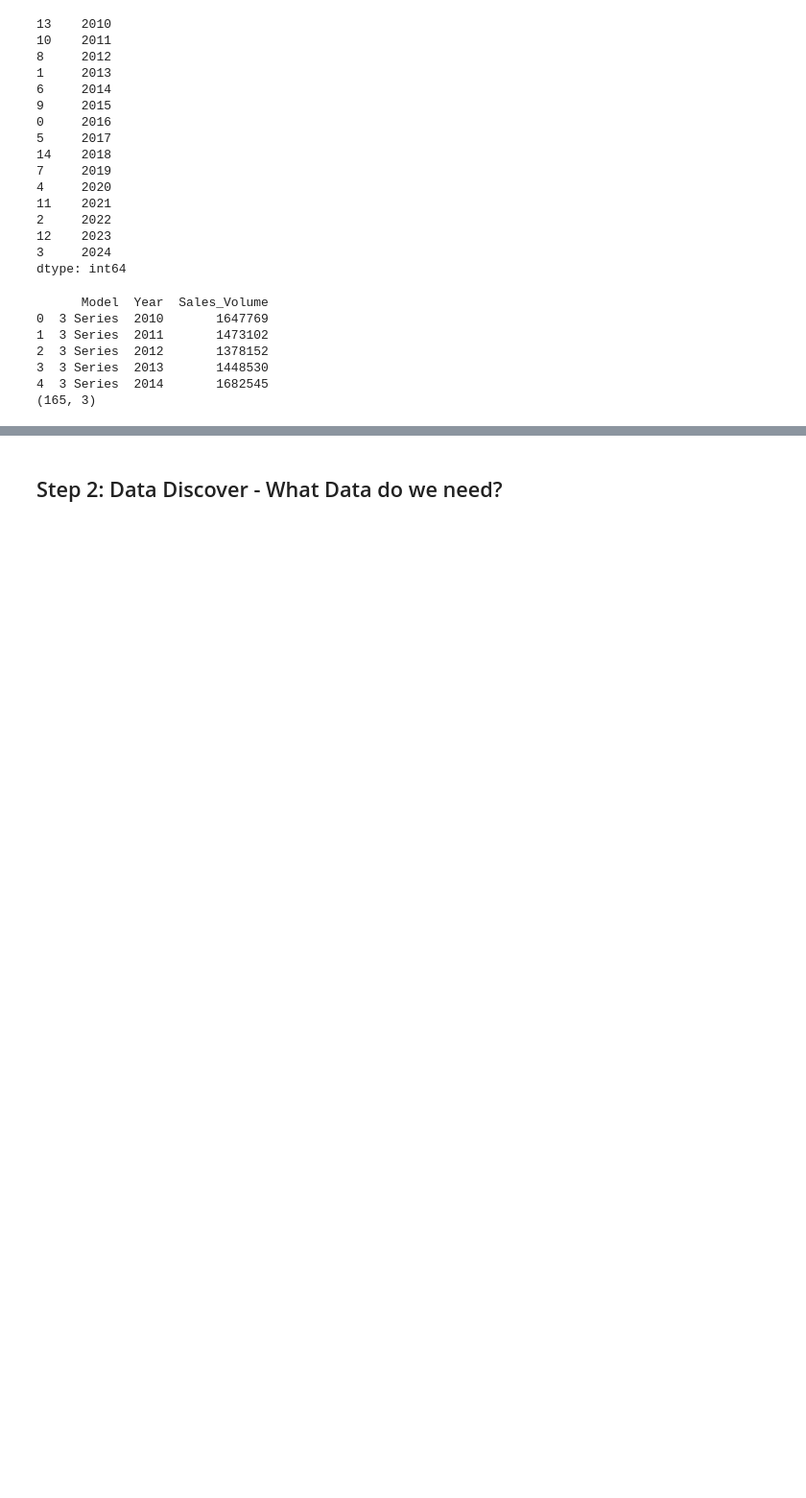
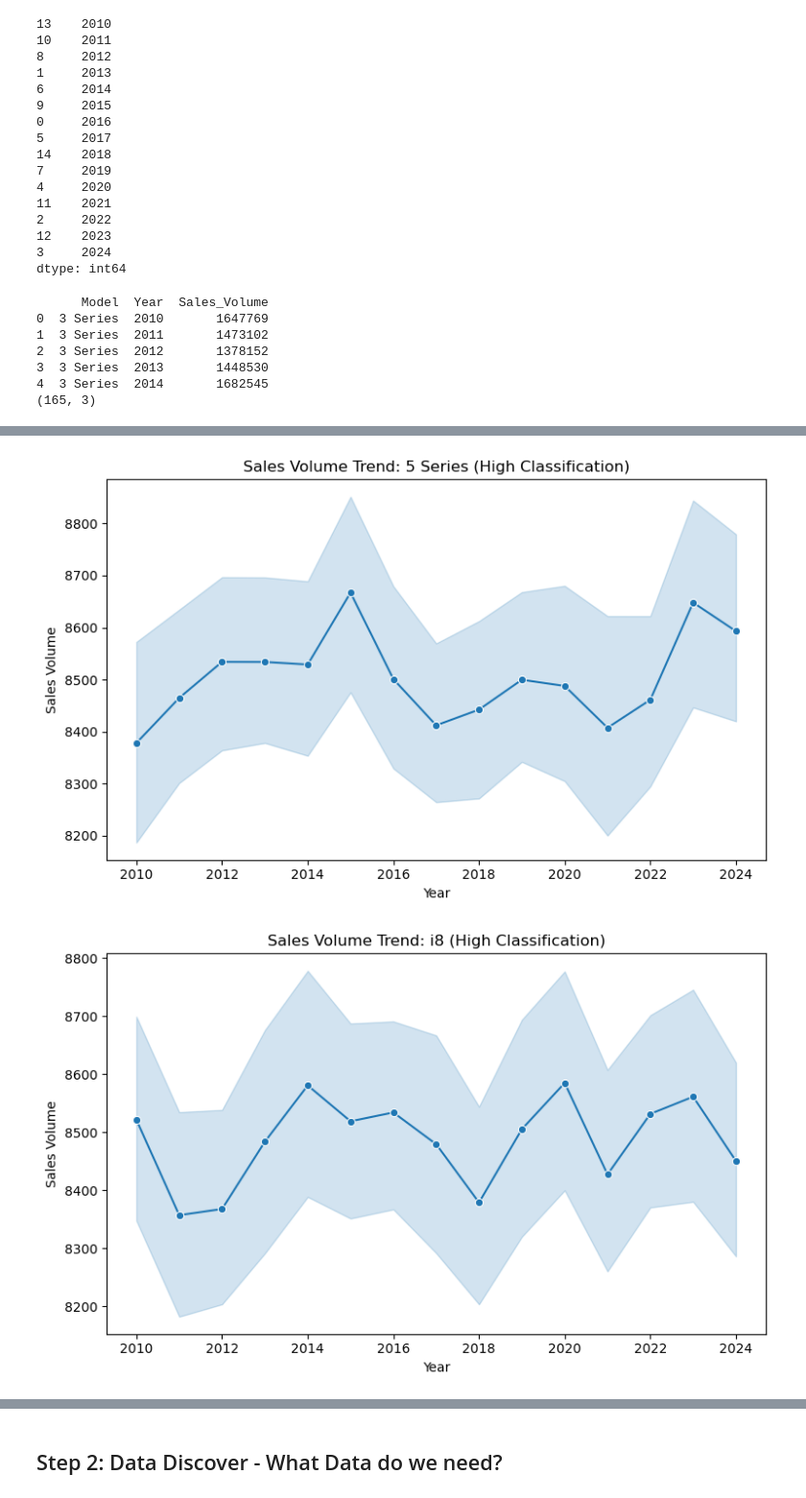
Before and after one commit to VithushanE/BMWWorldWideSales, a Jupyter notebook: BMWSales.ipynb, the cells around one changed output, grey strips where cells are left out. Shown at 96% size. Cells and saved outputs as stored; diff of their text form; code cells hidden in the pictures; blank space fills up the shorter version.

```diff
--- a/BMWSales.ipynb
+++ b/BMWSales.ipynb
@@ -126,0 +145,26 @@ plt.show()
+# %%
+import matplotlib.pyplot as plt
+import seaborn as sns
+
+sales_class = data[data['Sales_Classification'] == 'High']
+
+# Get unique car models
+models = sales_class['Model'].unique()
+
+for model_name in models:
+    plt.figure(figsize=(8,5))
+    sns.lineplot(
+        data=sales_class[sales_class['Model'] == model_name],
+        x='Year',
+        y='Sales_Volume',
+        marker='o',
+        color='tab:blue'
+    )
+    plt.title(f'Sales Volume Trend: {model_name} (High Classification)')
+    plt.xlabel('Year')
+    plt.ylabel('Sales Volume')
+    plt.tight_layout()
+    plt.show()
+# %% [output]
+[figure, added]
+[figure, added]
```
Also changed, not shown: parts of 17 cells of this notebook.
